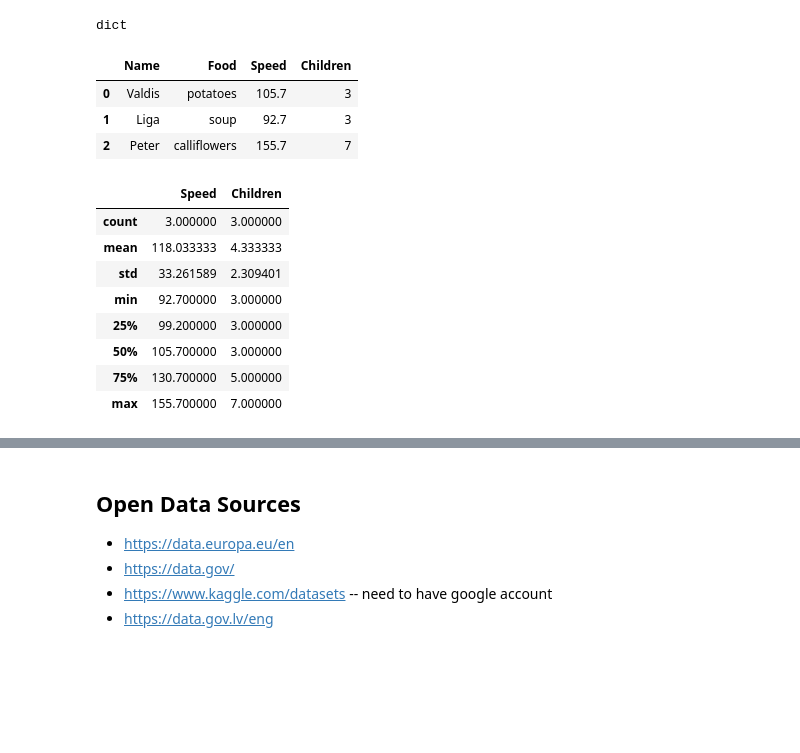
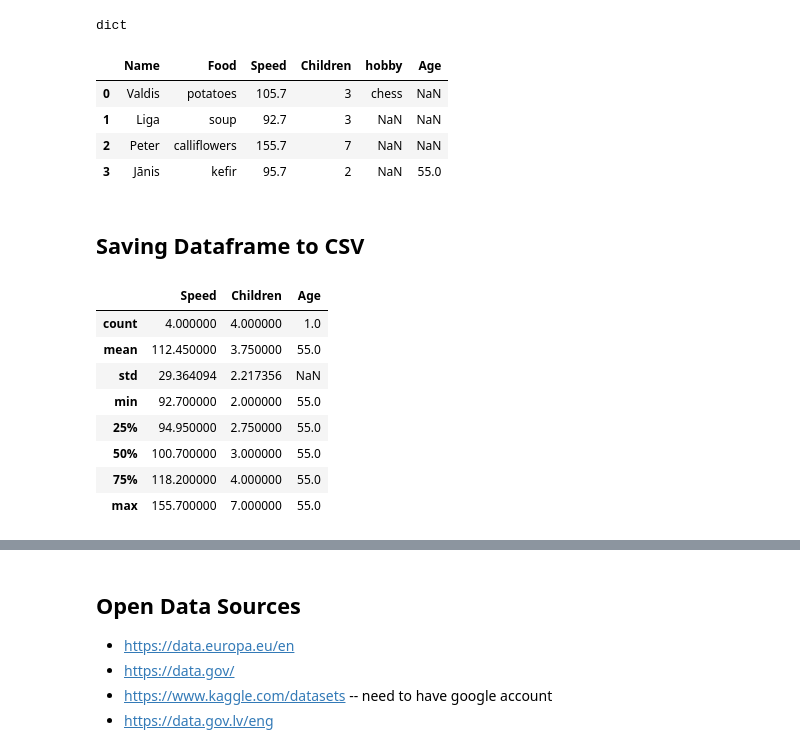
Before and after one commit to ValRCS/RTU_Python_720_Fall_2020, a Jupyter notebook: Pandas/Python_Pandas_Tutorial.ipynb, the cells around one changed output, grey strips where cells are left out. Saved outputs shown, nothing was run; the diff lists cells and outputs as text; code cells hidden in the pictures; blank space fills up the shorter version.

```diff
--- a/Pandas/Python_Pandas_Tutorial.ipynb
+++ b/Pandas/Python_Pandas_Tutorial.ipynb
@@ -120,11 +165,13 @@ list
 type(mydata[0])
 # %% [output]
 dict
-# %%
-mydf = pd.DataFrame(mydata)b
-mydf
-# %% [output]
-|  | Name | Food | Speed | Children |
-| 0 | Valdis | potatoes | 105.7 | 3 |
-| 1 | Liga | soup | 92.7 | 3 |
-| 2 | Peter | calliflowers | 155.7 | 7 |
+# %%
+# so I can create a dataframe from a list of dictionaries
+mydf = pd.DataFrame(mydata)
+mydf # no need to use head or sample since we have only 4 rows
+# %% [output]
+|  | Name | Food | Speed | Children | hobby | Age |
+| 0 | Valdis | potatoes | 105.7 | 3 | chess | NaN |
+| 1 | Liga | soup | 92.7 | 3 | NaN | NaN |
+| 2 | Peter | calliflowers | 155.7 | 7 | NaN | NaN |
+| 3 | Jānis | kefir | 95.7 | 2 | NaN | 55.0 |
@@ -131,17 +180,19 @@ mydf
+# %% [markdown]
+## Saving Dataframe to CSV
 # %%
 mydf.to_csv("my_data.csv")
-# %%
-mydf.describe()
-# %% [output]
-|  | Speed | Children |
-| count | 3.000000 | 3.000000 |
-| mean | 118.033333 | 4.333333 |
-| std | 33.261589 | 2.309401 |
-| min | 92.700000 | 3.000000 |
-| 25% | 99.200000 | 3.000000 |
-| 50% | 105.700000 | 3.000000 |
-| 75% | 130.700000 | 5.000000 |
-| max | 155.700000 | 7.000000 |
+# %%
+mydf.describe() # so describe only works for numeric columns
+# %% [output]
+|  | Speed | Children | Age |
+| count | 4.000000 | 4.000000 | 1.0 |
+| mean | 112.450000 | 3.750000 | 55.0 |
+| std | 29.364094 | 2.217356 | NaN |
+| min | 92.700000 | 2.000000 | 55.0 |
+| 25% | 94.950000 | 2.750000 | 55.0 |
+| 50% | 100.700000 | 3.000000 | 55.0 |
+| 75% | 118.200000 | 4.000000 | 55.0 |
+| max | 155.700000 | 7.000000 | 55.0 |
 # %%
 mydf.describe(include='all') # include objects and numeric types
 # %% [output]
```
Also changed, not shown: parts of 26 cells of this notebook, 4 other files.
